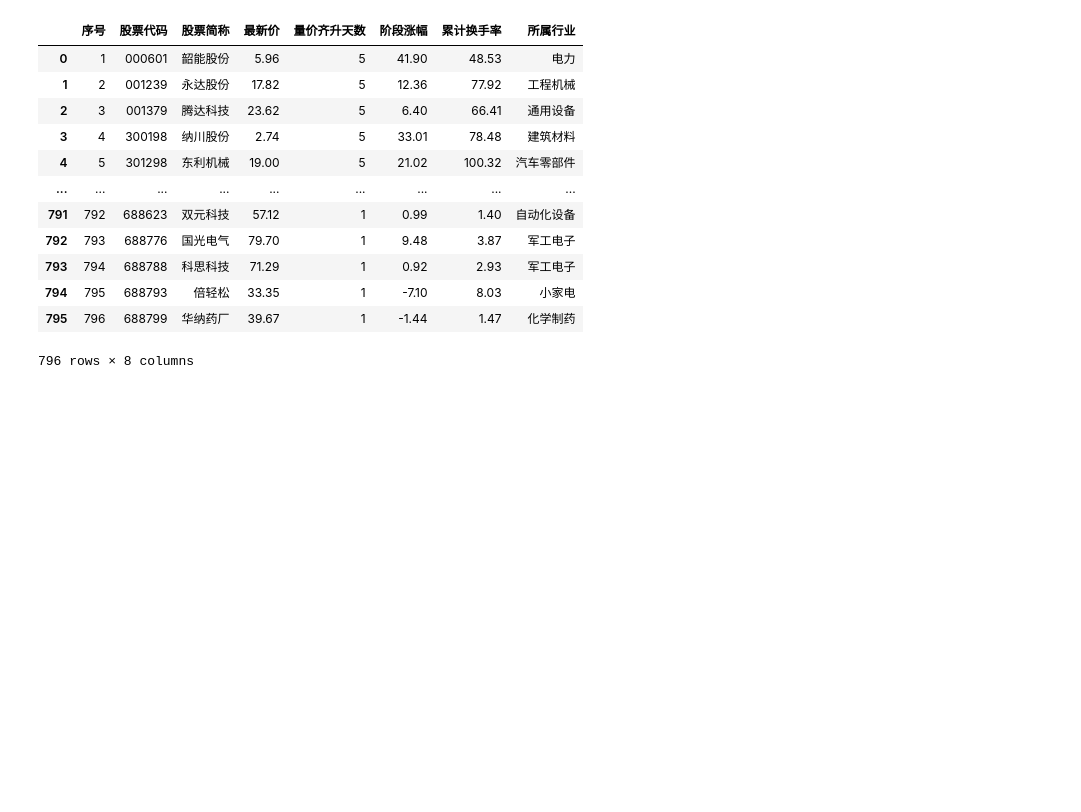
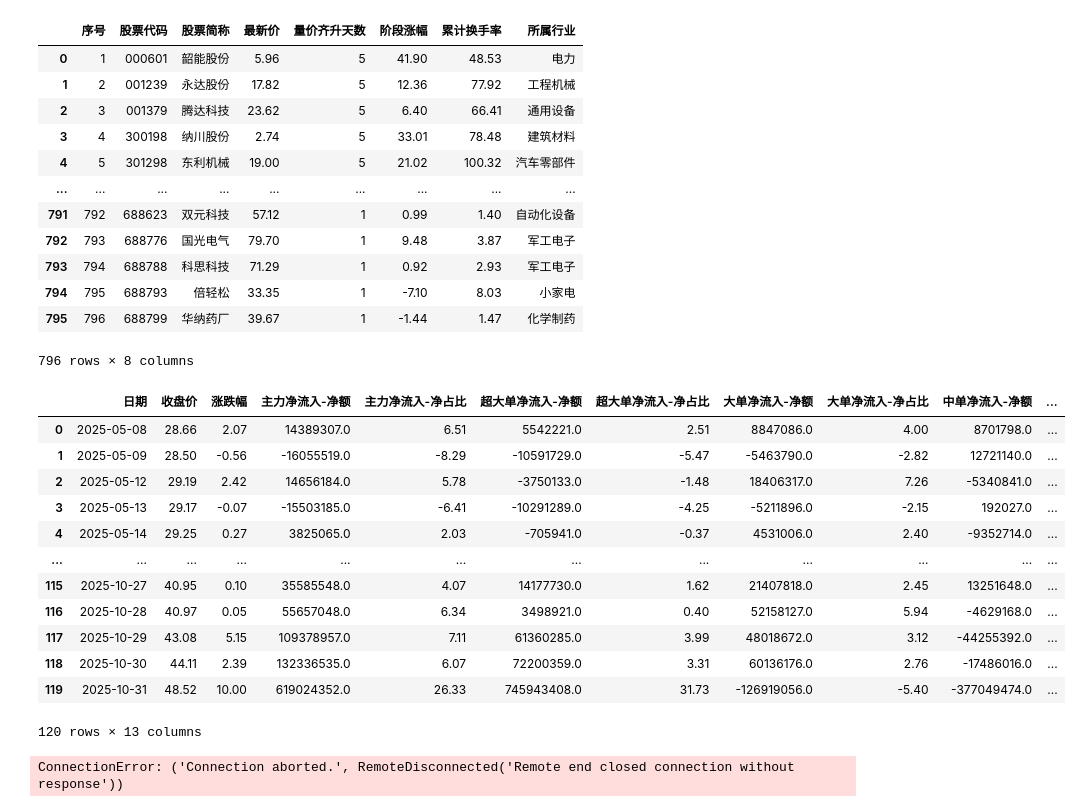
Before and after one commit to EveryFine/GeniusTradeTracker, a Jupyter notebook: tracker/app/akshare/akshare_intraday.ipynb, the cells around one changed output. Cells and saved outputs as stored; diff of their text form; code cells hidden in the pictures; blank space fills up the shorter version.

```diff
--- a/tracker/app/akshare/akshare_intraday.ipynb
+++ b/tracker/app/akshare/akshare_intraday.ipynb
@@ -1056,3 +1020,29 @@ stock_rank_ljqs_ths_df
 | 794 | 795 | 688793 | 倍轻松 | 33.35 | 1 | -7.10 | 8.03 | 小家电 |
 | 795 | 796 | 688799 | 华纳药厂 | 39.67 | 1 | -1.44 | 1.47 | 化学制药 |
 796 rows × 8 columns
+# %%
+import akshare as ak
+
+stock_individual_fund_flow_df = ak.stock_individual_fund_flow(stock="002812", market="sz")
+stock_individual_fund_flow_df
+# %% [output]
+|  | 日期 | 收盘价 | 涨跌幅 | 主力净流入-净额 | 主力净流入-净占比 | 超大单净流入-净额 | 超大单净流入-净占比 | 大单净流入-净额 | 大单净流入-净占比 | 中单净流入-净额 | ... |
+| 0 | 2025-05-08 | 28.66 | 2.07 | 14389307.0 | 6.51 | 5542221.0 | 2.51 | 8847086.0 | 4.00 | 8701798.0 | ... |
+| 1 | 2025-05-09 | 28.50 | -0.56 | -16055519.0 | -8.29 | -10591729.0 | -5.47 | -5463790.0 | -2.82 | 12721140.0 | ... |
+| 2 | 2025-05-12 | 29.19 | 2.42 | 14656184.0 | 5.78 | -3750133.0 | -1.48 | 18406317.0 | 7.26 | -5340841.0 | ... |
+| 3 | 2025-05-13 | 29.17 | -0.07 | -15503185.0 | -6.41 | -10291289.0 | -4.25 | -5211896.0 | -2.15 | 192027.0 | ... |
+| 4 | 2025-05-14 | 29.25 | 0.27 | 3825065.0 | 2.03 | -705941.0 | -0.37 | 4531006.0 | 2.40 | -9352714.0 | ... |
+| ... | ... | ... | ... | ... | ... | ... | ... | ... | ... | ... | ... |
+| 115 | 2025-10-27 | 40.95 | 0.10 | 35585548.0 | 4.07 | 14177730.0 | 1.62 | 21407818.0 | 2.45 | 13251648.0 | ... |
+| 116 | 2025-10-28 | 40.97 | 0.05 | 55657048.0 | 6.34 | 3498921.0 | 0.40 | 52158127.0 | 5.94 | -4629168.0 | ... |
+| 117 | 2025-10-29 | 43.08 | 5.15 | 109378957.0 | 7.11 | 61360285.0 | 3.99 | 48018672.0 | 3.12 | -44255392.0 | ... |
+| 118 | 2025-10-30 | 44.11 | 2.39 | 132336535.0 | 6.07 | 72200359.0 | 3.31 | 60136176.0 | 2.76 | -17486016.0 | ... |
+| 119 | 2025-10-31 | 48.52 | 10.00 | 619024352.0 | 26.33 | 745943408.0 | 31.73 | -126919056.0 | -5.40 | -377049474.0 | ... |
+120 rows × 13 columns
+# %%
+import akshare as ak
+
+stock_individual_fund_flow_rank_df = ak.stock_individual_fund_flow_rank(indicator="今日")
+stock_individual_fund_flow_rank_df
+# %% [output]
+ConnectionError: ('Connection aborted.', RemoteDisconnected('Remote end closed connection without response'))
```
Also changed, not shown: parts of 4 cells of this notebook, 2 other files.
